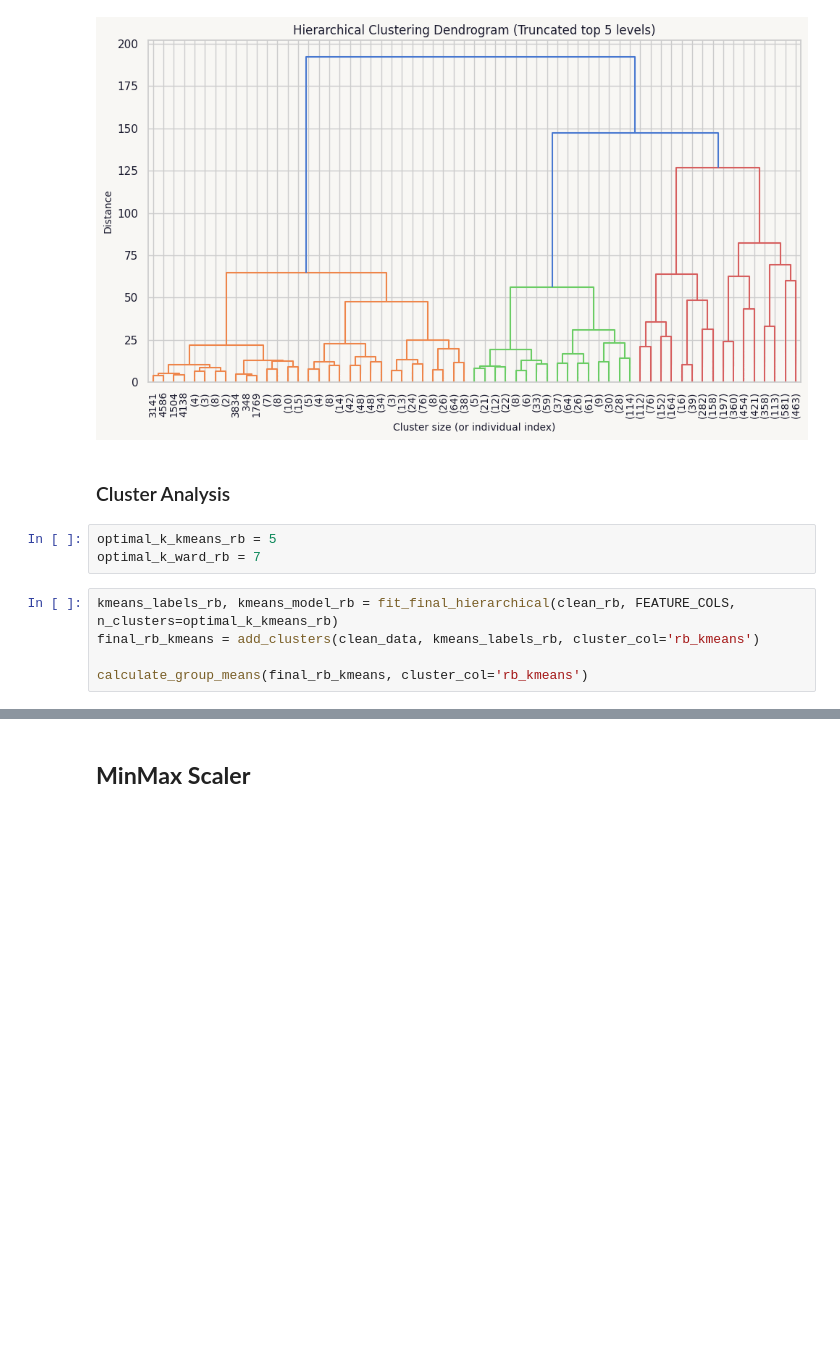
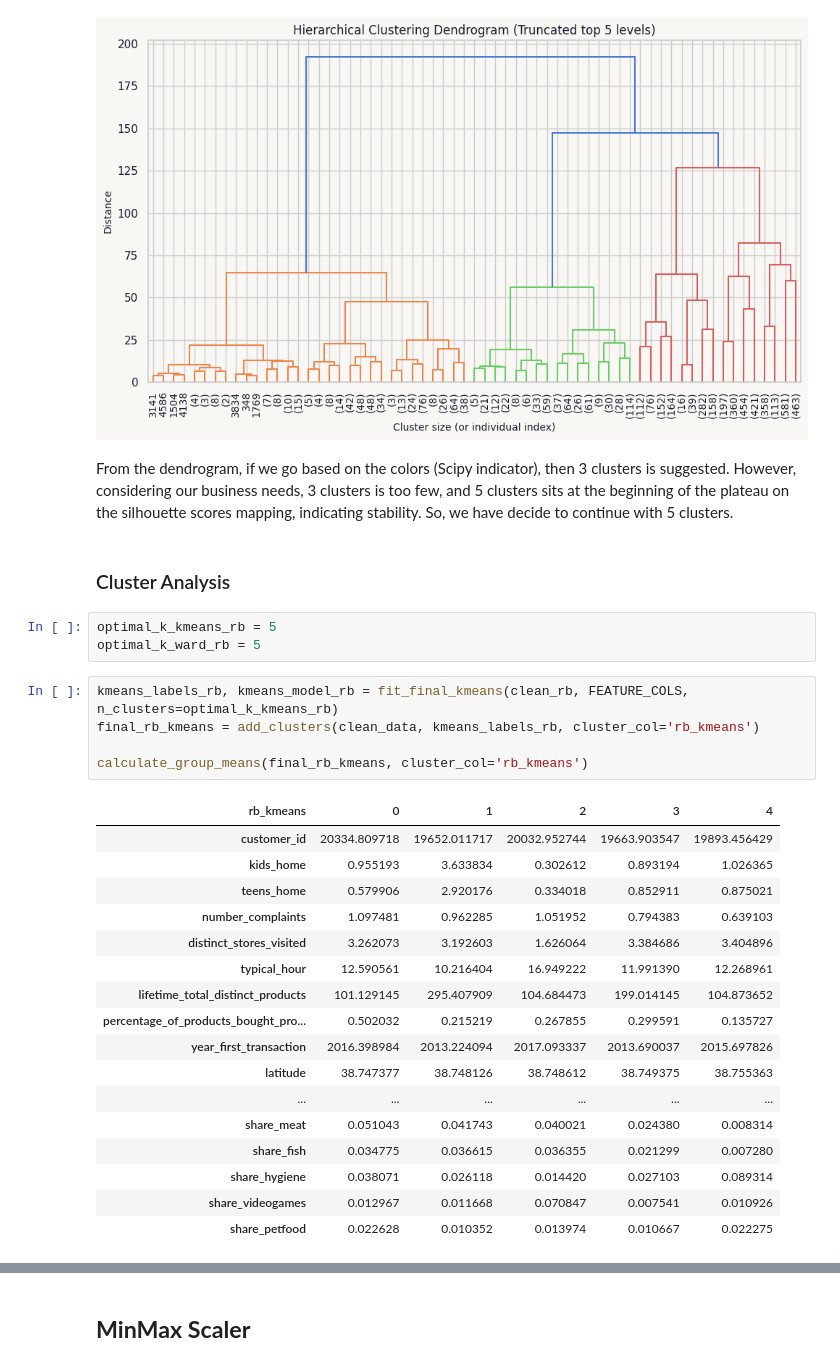
Before and after one commit to lucasvcasimiro-byte/customer_info_ml, a Jupyter notebook: notebooks/segmentation.ipynb, the cells around one changed output, grey strips where cells are left out. Saved outputs shown, nothing was run; the diff lists cells and outputs as text; blank space fills up the shorter version.

```diff
--- a/notebooks/segmentation.ipynb
+++ b/notebooks/segmentation.ipynb
@@ -273,13 +275,33 @@ compare_kmeans_inertia(clean_rb, FEATURE_COLS)
 plot_dendrogram(clean_rb, FEATURE_COLS)
 # %% [output]
 [figure]
+# %% [markdown]
+From the dendrogram, if we go based on the colors (Scipy indicator), then 3 clusters is suggested. However, considering our business needs, 3 clusters is too few, and 5 clusters sits at the beginning of the plateau on the silhouette scores mapping, indicating stability. So, we have decide to continue with 5 clusters.
 # %% [markdown]
 ### Cluster Analysis
 # %%
 optimal_k_kmeans_rb = 5
-optimal_k_ward_rb = 7
+optimal_k_ward_rb = 5
 # %%
-kmeans_labels_rb, kmeans_model_rb = fit_final_hierarchical(clean_rb, FEATURE_COLS, n_clusters=optimal_k_kmeans_rb)
+kmeans_labels_rb, kmeans_model_rb = fit_final_kmeans(clean_rb, FEATURE_COLS, n_clusters=optimal_k_kmeans_rb)
 final_rb_kmeans = add_clusters(clean_data, kmeans_labels_rb, cluster_col='rb_kmeans')
 
 calculate_group_means(final_rb_kmeans, cluster_col='rb_kmeans')
+# %% [output]
+| rb_kmeans | 0 | 1 | 2 | 3 | 4 |
+| customer_id | 20334.809718 | 19652.011717 | 20032.952744 | 19663.903547 | 19893.456429 |
+| kids_home | 0.955193 | 3.633834 | 0.302612 | 0.893194 | 1.026365 |
+| teens_home | 0.579906 | 2.920176 | 0.334018 | 0.852911 | 0.875021 |
+| number_complaints | 1.097481 | 0.962285 | 1.051952 | 0.794383 | 0.639103 |
+| distinct_stores_visited | 3.262073 | 3.192603 | 1.626064 | 3.384686 | 3.404896 |
+| typical_hour | 12.590561 | 10.216404 | 16.949222 | 11.991390 | 12.268961 |
+| lifetime_total_distinct_products | 101.129145 | 295.407909 | 104.684473 | 199.014145 | 104.873652 |
+| percentage_of_products_bought_pro... | 0.502032 | 0.215219 | 0.267855 | 0.299591 | 0.135727 |
+| year_first_transaction | 2016.398984 | 2013.224094 | 2017.093337 | 2013.690037 | 2015.697826 |
+| latitude | 38.747377 | 38.748126 | 38.748612 | 38.749375 | 38.755363 |
+| ... | ... | ... | ... | ... | ... |
+| share_meat | 0.051043 | 0.041743 | 0.040021 | 0.024380 | 0.008314 |
+| share_fish | 0.034775 | 0.036615 | 0.036355 | 0.021299 | 0.007280 |
+| share_hygiene | 0.038071 | 0.026118 | 0.014420 | 0.027103 | 0.089314 |
+| share_videogames | 0.012967 | 0.011668 | 0.070847 | 0.007541 | 0.010926 |
+| share_petfood | 0.022628 | 0.010352 | 0.013974 | 0.010667 | 0.022275 |
```
Also changed, not shown: parts of 13 cells of this notebook.
